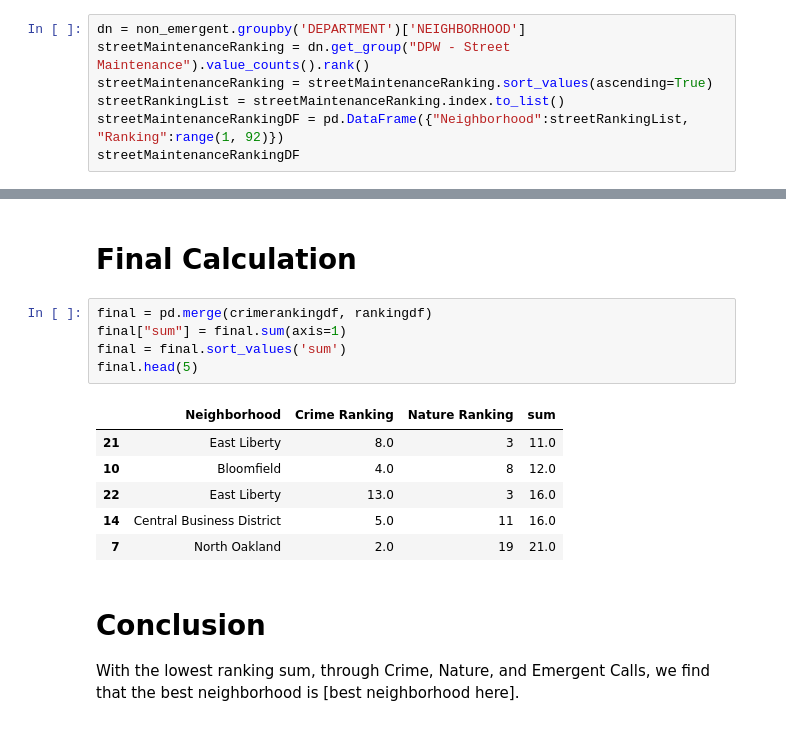
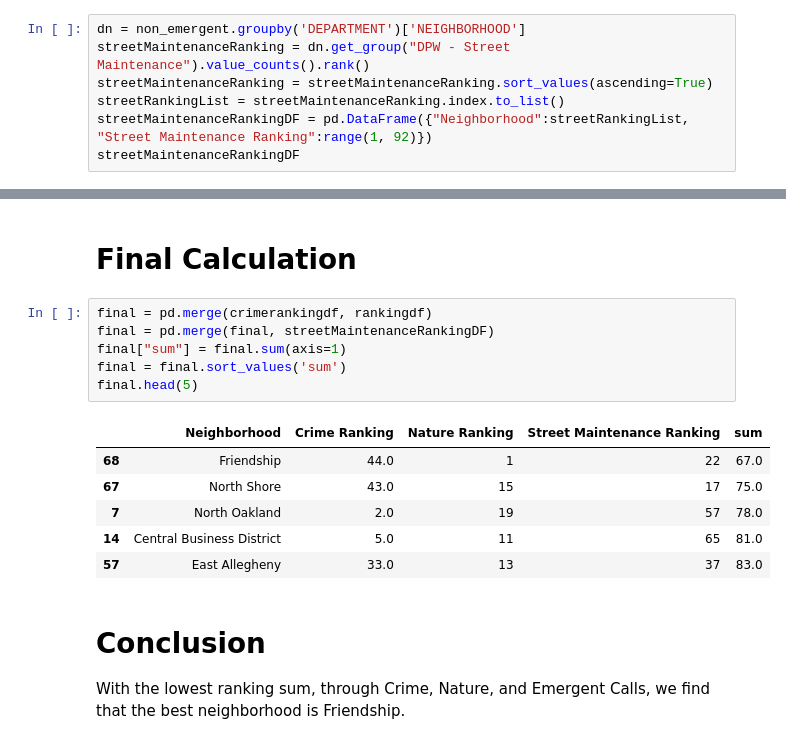
Before and after one commit to rlett/cmpinf0010final, a Jupyter notebook: GroupPresentation.ipynb, the cells around one changed output, grey strips where cells are left out. Saved outputs shown, nothing was run; the diff lists cells and outputs as text.

```diff
--- a/GroupPresentation.ipynb
+++ b/GroupPresentation.ipynb
@@ -361,6 +361,6 @@ dn = non_emergent.groupby('DEPARTMENT')['NEIGHBORHOOD']
 streetMaintenanceRanking = dn.get_group("DPW - Street Maintenance").value_counts().rank()
 streetMaintenanceRanking = streetMaintenanceRanking.sort_values(ascending=True)
 streetRankingList = streetMaintenanceRanking.index.to_list()
-streetMaintenanceRankingDF = pd.DataFrame({"Neighborhood":streetRankingList, "Ranking":range(1, 92)})
+streetMaintenanceRankingDF = pd.DataFrame({"Neighborhood":streetRankingList, "Street Maintenance Ranking":range(1, 92)})
 streetMaintenanceRankingDF
 # %% [output]
@@ -383,16 +383,17 @@ We can conclude that based on the lowest street maintenance metric that the best
 # Final Calculation
 # %%
 final = pd.merge(crimerankingdf, rankingdf)
+final = pd.merge(final, streetMaintenanceRankingDF)
 final["sum"] = final.sum(axis=1)
 final = final.sort_values('sum')
 final.head(5)
 # %% [output]
-|  | Neighborhood | Crime Ranking | Nature Ranking | sum |
-| 21 | East Liberty | 8.0 | 3 | 11.0 |
-| 10 | Bloomfield | 4.0 | 8 | 12.0 |
-| 22 | East Liberty | 13.0 | 3 | 16.0 |
-| 14 | Central Business District | 5.0 | 11 | 16.0 |
-| 7 | North Oakland | 2.0 | 19 | 21.0 |
+|  | Neighborhood | Crime Ranking | Nature Ranking | Street Maintenance Ranking | sum |
+| 68 | Friendship | 44.0 | 1 | 22 | 67.0 |
+| 67 | North Shore | 43.0 | 15 | 17 | 75.0 |
+| 7 | North Oakland | 2.0 | 19 | 57 | 78.0 |
+| 14 | Central Business District | 5.0 | 11 | 65 | 81.0 |
+| 57 | East Allegheny | 33.0 | 13 | 37 | 83.0 |
 # %% [markdown]
 # Conclusion
-With the lowest ranking sum, through Crime, Nature, and Emergent Calls, we find that the best neighborhood is [best neighborhood here].
+With the lowest ranking sum, through Crime, Nature, and Emergent Calls, we find that the best neighborhood is Friendship.
```
Also changed, not shown: parts of 1 cell of this notebook.
